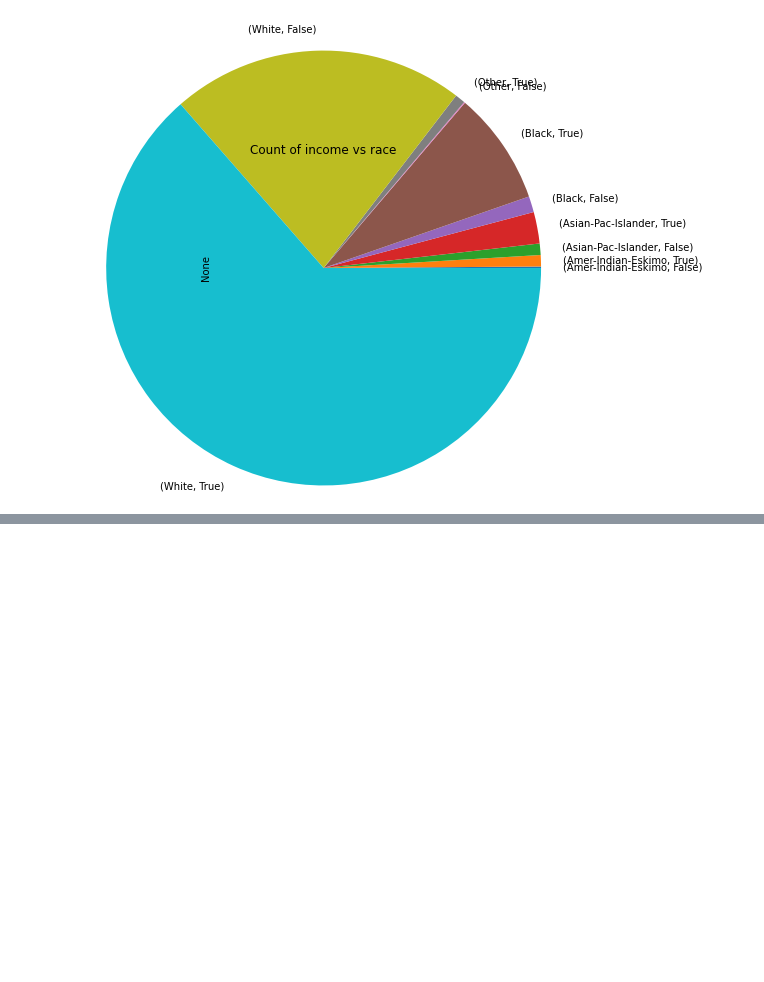
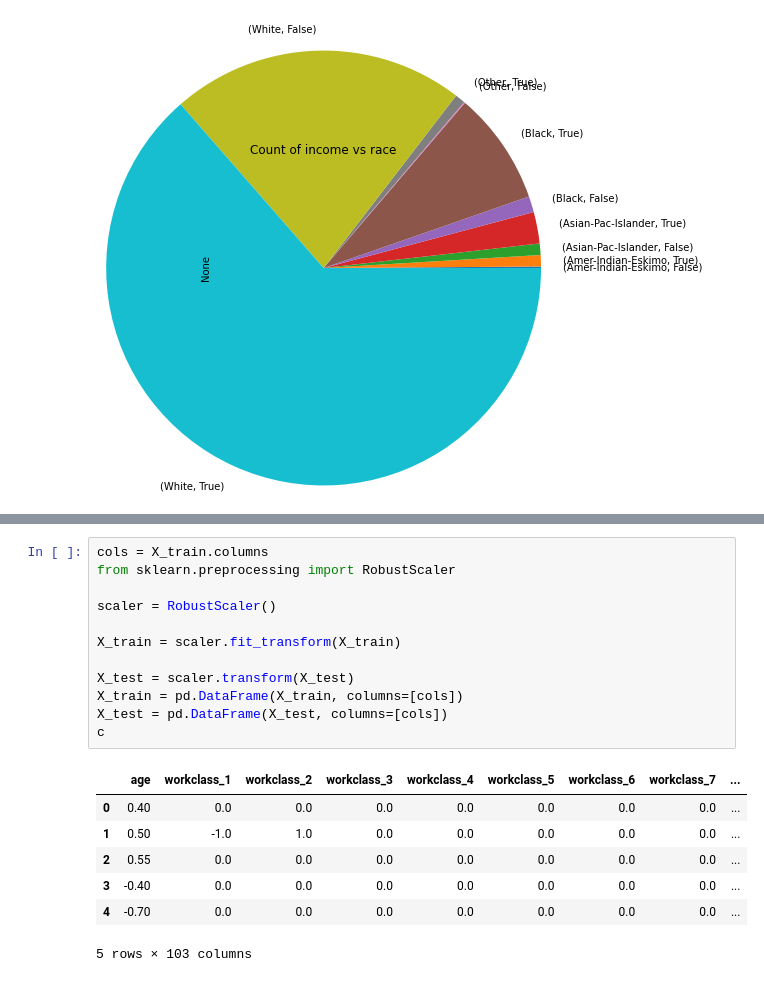
Before and after one commit to aarontravass/CS5834, a Jupyter notebook: Untitled0.ipynb, the cells around one changed output, grey strips where cells are left out. Drawn from its saved outputs; the diff is of its cells as text; blank space fills up the shorter version.

```diff
--- a/Untitled0.ipynb
+++ b/Untitled0.ipynb
@@ -167,0 +236,20 @@ df.groupby(by=["race","income"]).size().plot(kind="pie", radius=2.5,title="Count
+# %%
+cols = X_train.columns
+from sklearn.preprocessing import RobustScaler
+
+scaler = RobustScaler()
+
+X_train = scaler.fit_transform(X_train)
+
+X_test = scaler.transform(X_test)
+X_train = pd.DataFrame(X_train, columns=[cols])
+X_test = pd.DataFrame(X_test, columns=[cols])
+c
+# %% [output]
+|  | age | workclass_1 | workclass_2 | workclass_3 | workclass_4 | workclass_5 | workclass_6 | workclass_7 | ... |
+| 0 | 0.40 | 0.0 | 0.0 | 0.0 | 0.0 | 0.0 | 0.0 | 0.0 | ... |
+| 1 | 0.50 | -1.0 | 1.0 | 0.0 | 0.0 | 0.0 | 0.0 | 0.0 | ... |
+| 2 | 0.55 | 0.0 | 0.0 | 0.0 | 0.0 | 0.0 | 0.0 | 0.0 | ... |
+| 3 | -0.40 | 0.0 | 0.0 | 0.0 | 0.0 | 0.0 | 0.0 | 0.0 | ... |
+| 4 | -0.70 | 0.0 | 0.0 | 0.0 | 0.0 | 0.0 | 0.0 | 0.0 | ... |
+5 rows × 103 columns
```
Also changed, not shown: parts of 24 cells of this notebook.
